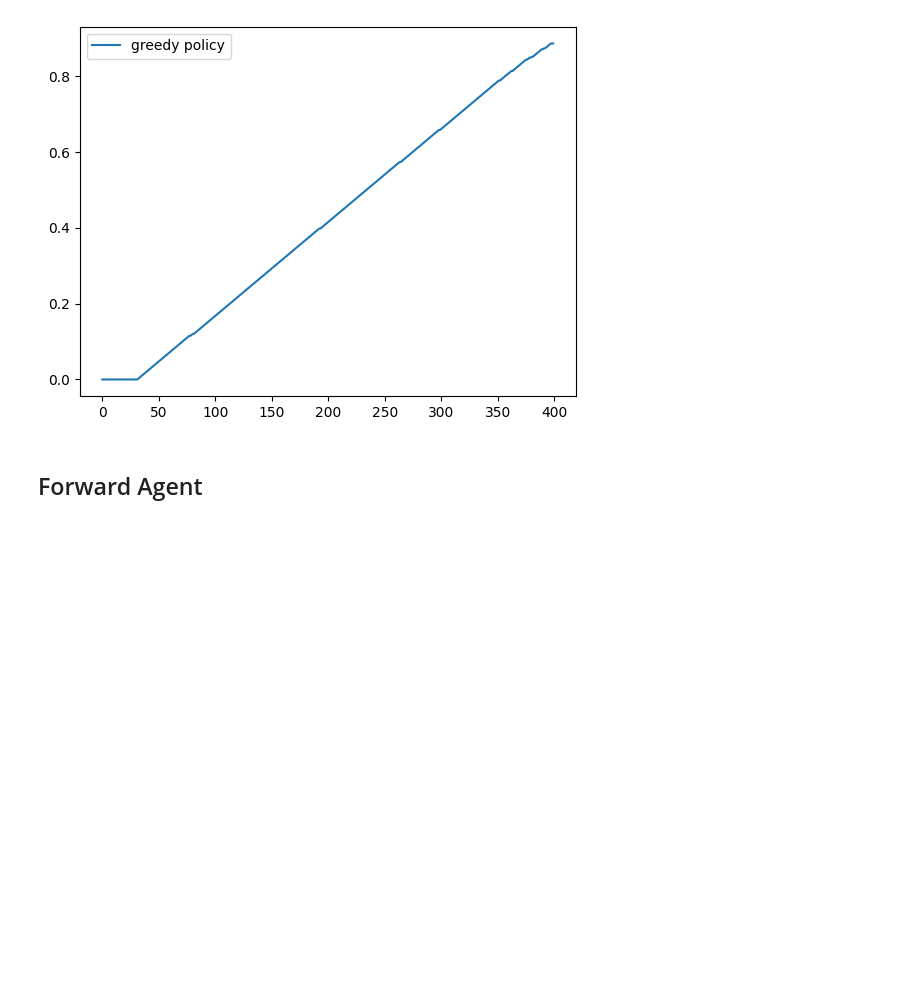
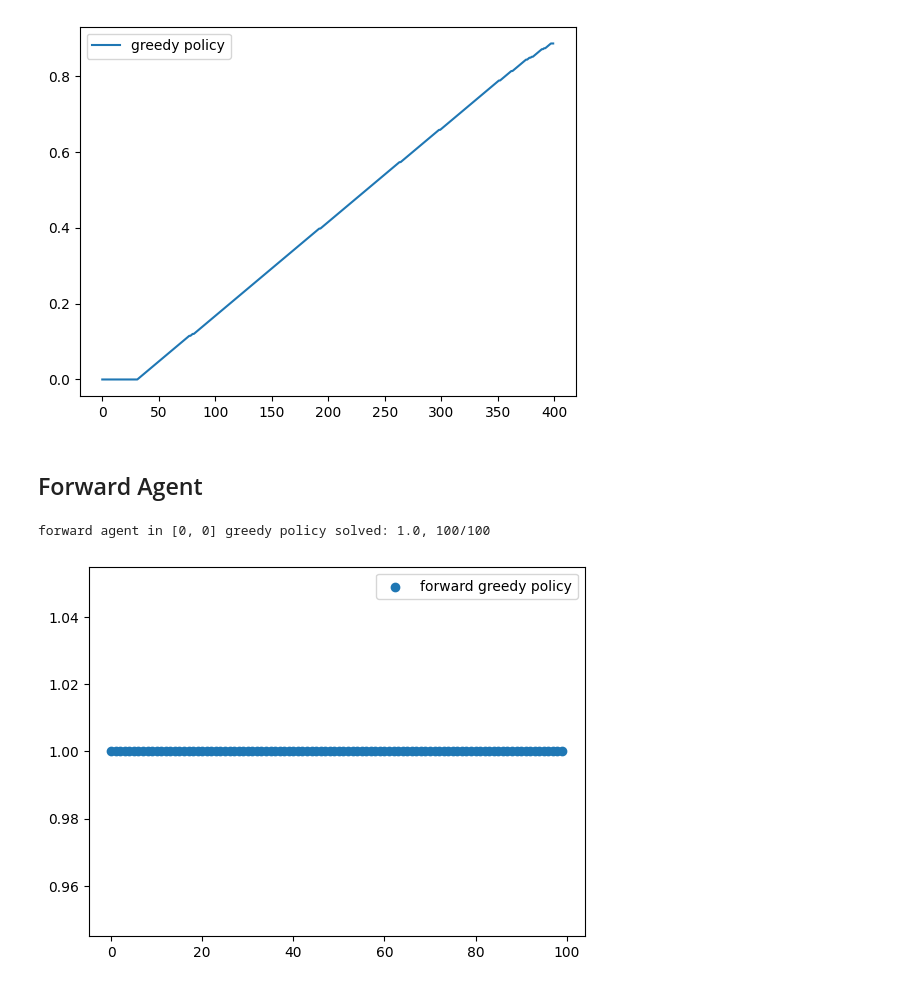
Before and after one commit to paulkroe/Schokoban, a Jupyter notebook: backward_agent.ipynb, the cells around one changed output. Cells and saved outputs as stored; diff of their text form; code cells hidden in the pictures; blank space fills up the shorter version.

```diff
--- a/backward_agent.ipynb
+++ b/backward_agent.ipynb
@@ -454,10 +435,13 @@ class ForwardAgent():
 # %%
 torch.manual_seed(40)
 random.seed(40)
 np.random.seed(40)
 forwardagent = ForwardAgent()
-forwardagent.train_backward_agent(number_of_episodes=20,start=9,end=9)
-forwardagent.train(number_of_episodes=100, start=9, end=9)
+# forwardagent.train_backward_agent(number_of_episodes=20,start=9,end=9)
+forwardagent.train(number_of_episodes=100, start=0, end=0)
+# %% [output]
+forward agent in [0, 0] greedy policy solved: 1.0, 100/100
+[figure, added]
 # %%
 # TODO: it seems like if the agent does not find the goal in the first iteration, its value function converges to a undesirable stationary function
 # a quick fix might be to just make the first 3 epochs pure exploration (but this mean that agent is only effective if random policy works really well already)
```
Also changed, not shown: parts of 5 cells of this notebook.
